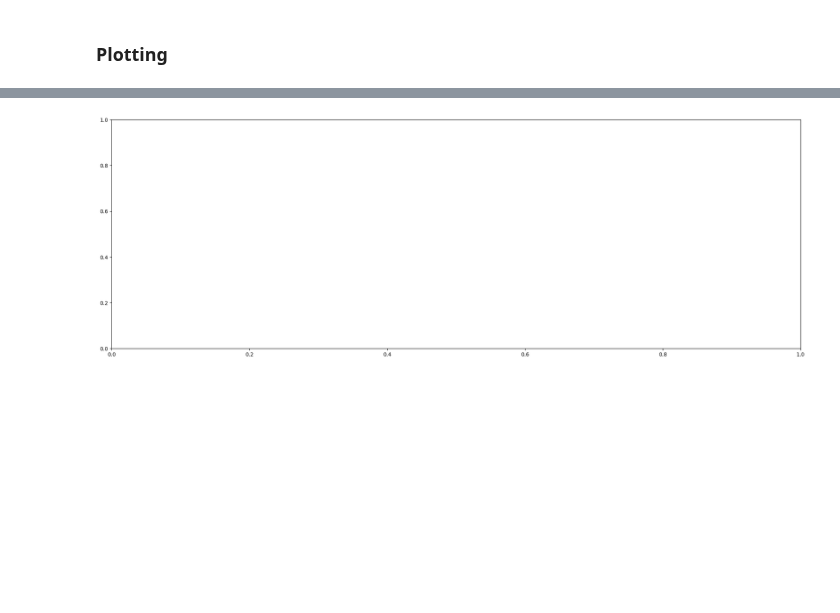
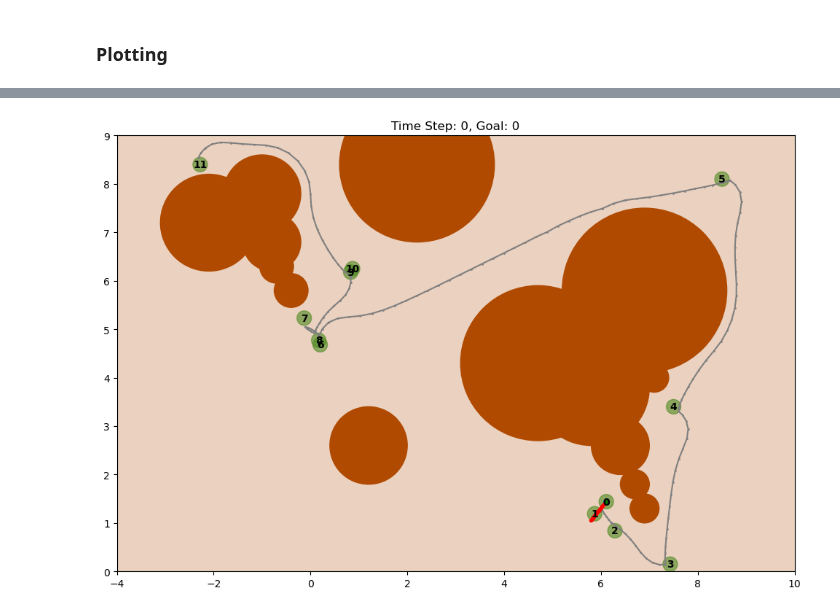
Before and after one commit to arieltynan/ME-548, a Jupyter notebook: 548 Project/Tynan 548 Sandbox.ipynb, the cells around one changed output, grey strips where cells are left out. Saved outputs shown, nothing was run; the diff lists cells and outputs as text; code cells hidden in the pictures; blank space fills up the shorter version.

```diff
--- a/548 Project/Tynan 548 Sandbox.ipynb
+++ b/548 Project/Tynan 548 Sandbox.ipynb
@@ -293,7 +307,7 @@ def construct_problem(goal_location):
             obstacle_center = circles[r_idx].center  # You need this list of centers
             distance = np.linalg.norm(robot_pos - obstacle_center)
 
-            if distance < 6.0: # set vision distance, has to be greater than largest object diameter + buffer
+            if distance < 8.0: # set vision distance, has to be greater than largest object diameter + buffer
                 # Only add constraints and penalties if within range
                 # This significantly decreases compiling time
                 constraints += [Gs_circs[r_idx][t] @ xs[t] + hs_circs[r_idx][t] >= 0]
@@ -343,7 +357,10 @@ prob = construct_problem(goal_location)
 goal_index = 0
 #for t in range(num_time_steps):
 t = 0
+goal_times = [] #storing data of what goal the robot is targetting at what time
 while goal_index < len(goal_locations): #iterate through until reached end goal
+    goal_times.append([t,goal_index])
+    print(goal_times[-1])
     goal_threshold = 0.20  # set working at 0.20
     distance_to_goal = np.linalg.norm(robot_state[:2] - goal_location)
     if distance_to_goal < goal_threshold:
@@ -357,10 +374,10 @@ while goal_index < len(goal_locations): #iterate through until reached end goal
             break
 
         # Reset velocity
-        #robot_state = robot_state.at[-1].set(0)
+        robot_state = robot_state.at[-1].set(0)
 
         # Reorient toward next goal
-        #robot_control[:] = 0
+        robot_control[:] = 0
         delta = goal_location - robot_state[:2]
         new_heading = np.arctan2(delta[1], delta[0])
         robot_state = robot_state.at[2].set(new_heading)
@@ -653,88 +693,60 @@ interactive(children=(IntSlider(value=69, description='i', max=138), IntSlider(v
 # %%
 import matplotlib.pyplot as plt
-import matplotlib.patches as patches
-import matplotlib.animation as animation
-import jax.numpy as jnp
+from matplotlib import animation, patches
 
-#fig, axs = plt.subplots(1, 1, figsize=(24, 8), gridspec_kw={'width_ratios': [2, 1]})
-fig, ax = plt.subplots(figsize=(24, 8))
+fig, ax = plt.subplots(figsize=(12, 8))
+
+# Generate all (i, j) pairs based on the length of sqp_list and its sublists
+frame_pairs = [(i, j) for i in range(len(sqp_list)) for j in range(len(sqp_list[i]))]
 
 def animate(frame):
-    #axs[0].clear()
-    #axs[1].clear()
     ax.clear()
 
-    i = frame // num_sqp_iterations
-    j = frame % num_sqp_iterations
-
-    #ax = axs[0]
+    i, j = frame_pairs[frame]
     robot_position = robot_trajectory[i, :2]
 
+    # Plot goals
     for count in range(len(goal_locations)):
-        ax.add_patch(plt.Circle(goal_locations[count], goal_radius+0.05, color='C2', alpha=0.6))
-        ax.text(*goal_locations[count], str(count), color='black', fontsize=10, ha='center', va='center', fontweight='bold')
+        ax.add_patch(plt.Circle(goal_locations[count], goal_radius + 0.05, color='C2', alpha=0.6))
+        ax.text(goal_locations[count][0], goal_locations[count][1], str(count),
+                color='black', fontsize=10, ha='center', va='center', fontweight='bold')
 
+    # Plot obstacles
     for count in range(len(circles)):
-        circ = patches.Circle(circles[count].center, circles[count].radius, color='#b04a00', alpha=1.0)
-        ax.add_patch(circ)
-        ax.text(*circles[count].center, '', color='black', fontsize=10, ha='center', va='center', fontweight='bold')
+        circ_plot = patches.Circle(circles[count].center, circles[count].radius, color='#b04a00', alpha=1.0)
+        ax.add_patch(circ_plot)
 
+    # Plot rectangular obstacle
     bottom_left = CBF_object.center - jnp.array([CBF_object.length / 2, CBF_object.width / 2])
     rect_plot = patches.Rectangle(bottom_left, CBF_object.length, CBF_object.width,
                                   linewidth=1, edgecolor='C2', facecolor='#b04a00', alpha=0.25)
     ax.add_patch(rect_plot)
 
+    # Full trajectory and actual up to this time step
     ax.plot(robot_trajectory[:, 0], robot_trajectory[:, 1], "o-", markersize=1, color='grey')
-    ax.plot(robot_trajectory_list[i][:, 0], robot_trajectory_list[i][:, 1], "o-", markersize=3, color='red', label="Planned")
+    ax.plot(robot_trajectory_list[i][:, 0], robot_trajectory_list[i][:, 1], "o-", markersize=3, color='red')
 
-    if i < len(sqp_list) and j < len(sqp_list[i]):
-        planned_trajectory = sqp_list[i][j]
-        #ax.plot(planned_trajectory[:, 0], planned_trajectory[:, 1], "o-", markersize=3, color='green', alpha=0.4, label=f"SQP iteration {j}", label=f"Sol {i}")
-        ax.plot(
-        planned_trajectory[:, 0],
-        planned_trajectory[:, 1],
-        "o-",
-        markersize=3,
-        color='green',
-        alpha=0.4,
-        label=f"Sol {i}, SQP {j}"
-        )
+    # SQP planned trajectory for this step/iteration
+    planned_trajectory = sqp_list[i][j]
+    ax.plot(planned_trajectory[:, 0], planned_trajectory[:, 1], "o-", markersize=3, color='green', alpha=0.6)#, label=f"SQP {j}")
 
-    ax.scatter(robot_trajectory[i:i+1, 0], robot_trajectory[i:i+1, 1], s=30, color='C100', label="Robot")
+    # Robot's current position
+    ax.scatter(robot_trajectory[i:i + 1, 0], robot_trajectory[i:i + 1, 1], s=30, color='C100')
 
+    # Set limits and aspect
     x_center, y_center = float(CBF_object.center[0]), float(CBF_object.center[1])
-    half_length, half_width = float(CBF_object.length) / 2, float(CBF_object.width) / 2
+    half_length = float(CBF_object.length) / 2
+    half_width = float(CBF_object.width) / 2
     ax.set_xlim(x_center - half_length, x_center + half_length)
     ax.set_ylim(y_center - half_width, y_center + half_width)
     ax.set_aspect('equal')
-    ax.set_title("heading=%.2f velocity=%.2f" % (robot_trajectory[i, 2], robot_trajectory[i, 3]))
-    ax.legend()
 
-    #ax = axs[1]
-    #ax.plot(robot_controls)
-    #ax.scatter([i], robot_controls[i:i+1, 0], label="$tan(\\delta)$", color='C0')
-    #ax.scatter([i], robot_controls[i:i+1, 1], label="Acceleration", color='C1')
+    #ax.legend()
+    ax.set_title("Time Step: %d, Goal: %.0f" % (i, goal_times[i][1]))
 
-    #ax.hlines([steering_min, steering_max], 0, t-1, color='C0', linestyle='--')
-    #ax.hlines([acceleration_min, acceleration_max], 0, t-1, color='C1', linestyle='--')
-    #ax.plot(robot_trajectory[:, -1], markersize=3, color='C2')
-    #ax.scatter([i], robot_trajectory[i:i+1, 3], label="Velocity", color='C2')
-    #ax.hlines([v_min, v_max], 0, t-1, color='C2', linestyle='--')
+ani = animation.FuncAnimation(fig, animate, frames=len(frame_pairs), interval=200)
 
-    #ax.set_xlim([0, t])
-    #ax.set_ylim([-3, 3])
-    #ax.set_xlabel("Time step")
-    #ax.set_ylabel("Control")
-    #ax.set_title("Velocity, steering and acceleration")
-    #ax.legend()
-    #ax.grid()
-
-total_frames = t * num_sqp_iterations
-ani = animation.FuncAnimation(fig, animate, frames=total_frames, interval=200)
-
-# Show animation
-plt.show()
-
-ani.save("robot_path_animation.mp4", writer='ffmpeg', fps=5)
+ani.save("robot_path_sqp_animation.mp4", writer='ffmpeg', fps=5)
+#plt.close()
 # %% [output]
-[figure, old version]
+[figure, new version]
```
Also changed, not shown: parts of 4 cells of this notebook, 2 other files.
